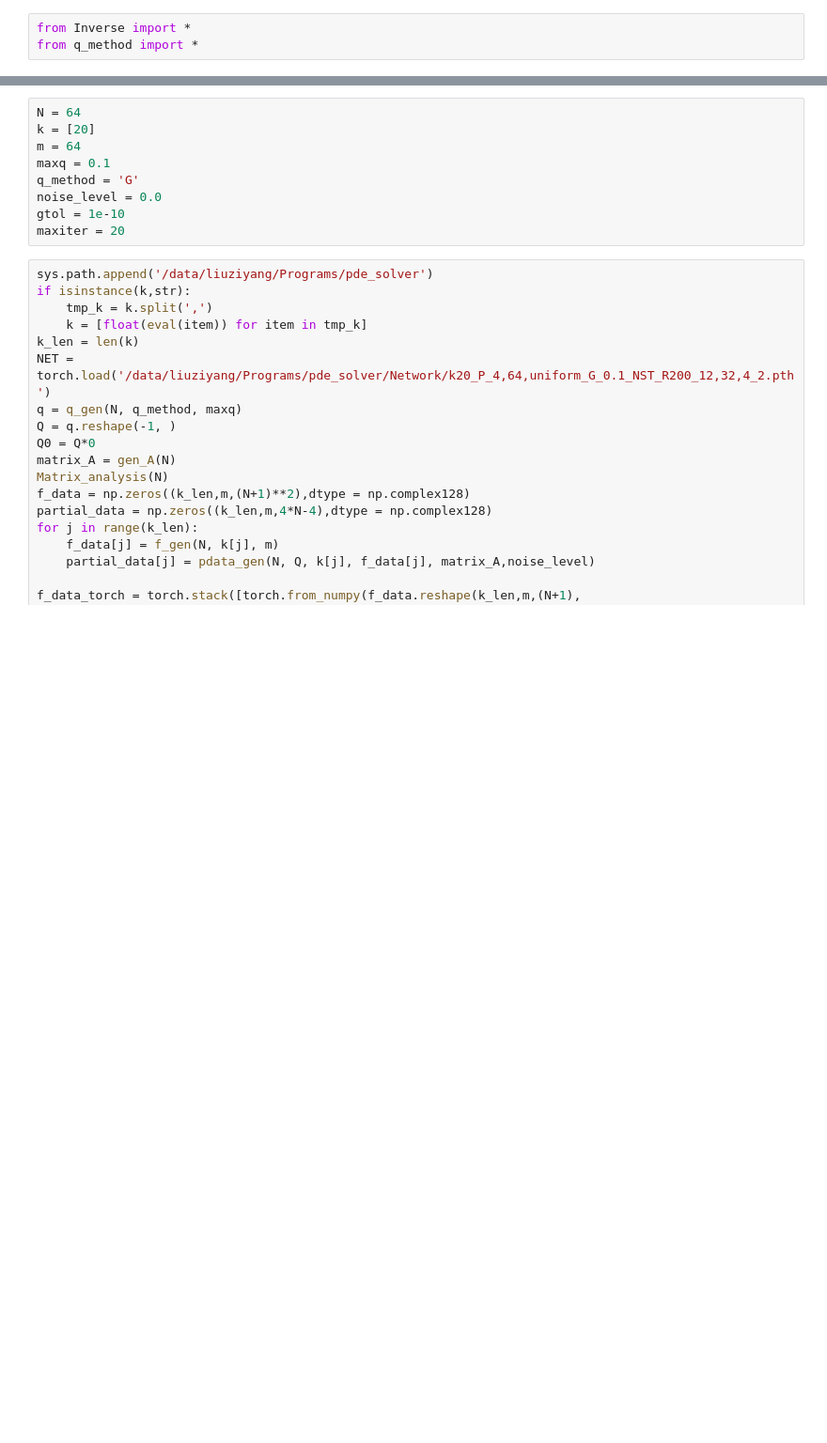
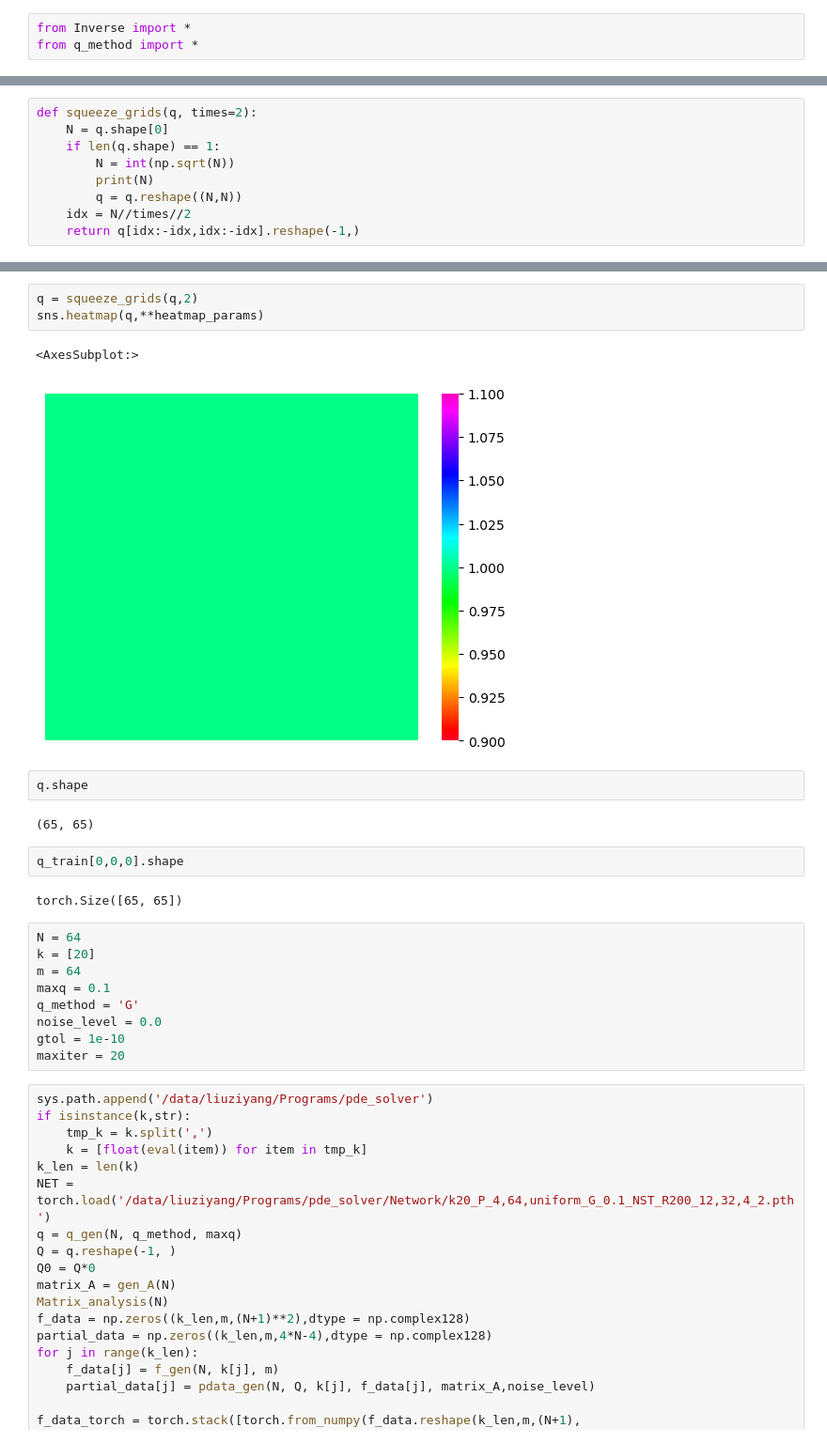
Before and after one commit to MIA123MIA321/IMSP-FNO-Solver, a Jupyter notebook: src/test.ipynb, the cells around one changed output, grey strips where cells are left out. Shown: that part at 94% size. Cells and saved outputs as stored; diff of their text form; blank space fills up the shorter version.

```diff
--- a/src/test.ipynb
+++ b/src/test.ipynb
@@ -3,0 +8,9 @@ from q_method import *
+# %%
+def squeeze_grids(q, times=2):
+    N = q.shape[0]
+    if len(q.shape) == 1:
+        N = int(np.sqrt(N))
+        print(N)
+        q = q.reshape((N,N))
+    idx = N//times//2
+    return q[idx:-idx,idx:-idx].reshape(-1,)
@@ -4,3 +32,17 @@ from q_method import *
+# %%
+q = squeeze_grids(q,2)
+sns.heatmap(q,**heatmap_params)
+# %% [output]
+<AxesSubplot:>
+[figure, added]
+# %%
+q.shape
+# %% [output]
+(65, 65)
+# %%
+q_train[0,0,0].shape
+# %% [output]
+torch.Size([65, 65])
 # %%
 N = 64
 k = [20]
```
Also changed, not shown: parts of 5 cells of this notebook, 58 other files.
